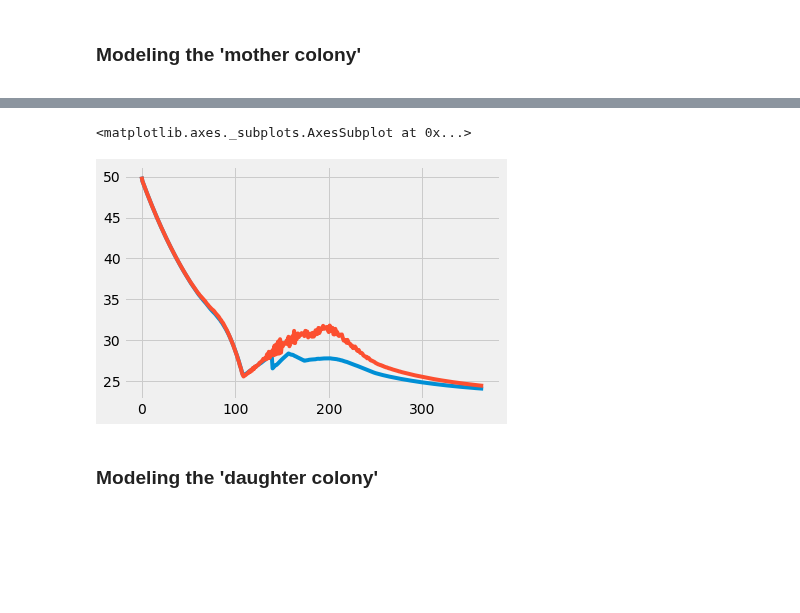
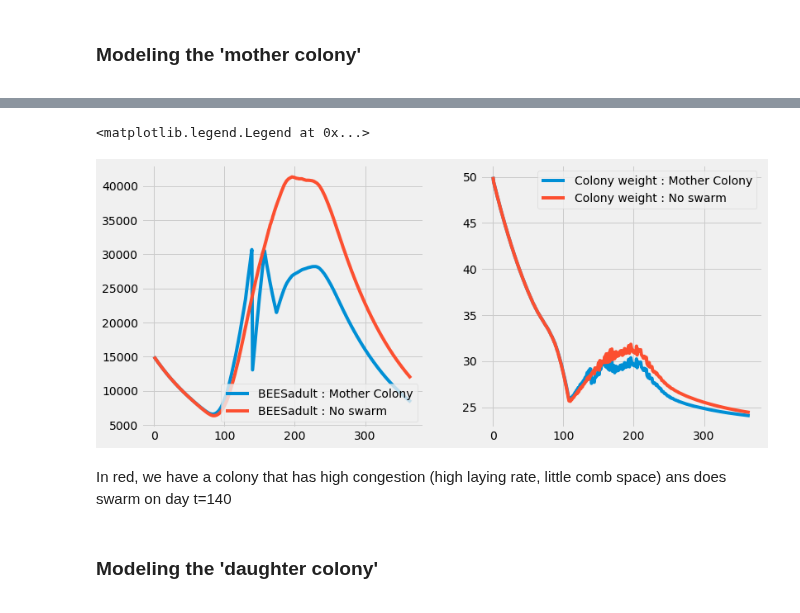
Before and after one commit to CharlieChanMeyer/HoPoMo, a Jupyter notebook: Equations.ipynb, the cells around one changed output, grey strips where cells are left out. Drawn from its saved outputs; the diff is of its cells as text; code cells hidden in the pictures; blank space fills up the shorter version.

Commit message:
mise en forme des graphiques

```diff
--- a/Equations.ipynb
+++ b/Equations.ipynb
@@ -1190,9 +1184,20 @@ res['BEESadult'].plot()
-# %%
-res_swarming['WEIGHTcolony'].plot()
-res['WEIGHTcolony'].plot()
-# %% [output]
-<matplotlib.axes._subplots.AxesSubplot at 0x...>
-[figure, removed]
+# %%
+plt.figure(figsize=(12,12))
+
+plt.subplot(2,2,1)
+res_swarming['BEESadult'].plot(label = "BEESadult : Mother Colony")
+res['BEESadult'].plot(label = "BEESadult : No swarm")
+plt.legend()
+
+plt.subplot(2,2,2)
+res_swarming['WEIGHTcolony'].plot(label = "Colony weight : Mother Colony")
+res['WEIGHTcolony'].plot(label = "Colony weight : No swarm")
+plt.legend()
+# %% [output]
+<matplotlib.legend.Legend at 0x...>
+[figure, added]
+# %% [markdown]
+In red, we have a colony that has high congestion (high laying rate, little comb space) ans does swarm on day t=140
 # %% [markdown]
 ### Modeling the 'daughter colony'
 <div id='4-2'></div>
```
Also changed, not shown: parts of 8 cells of this notebook, 1 other file.
